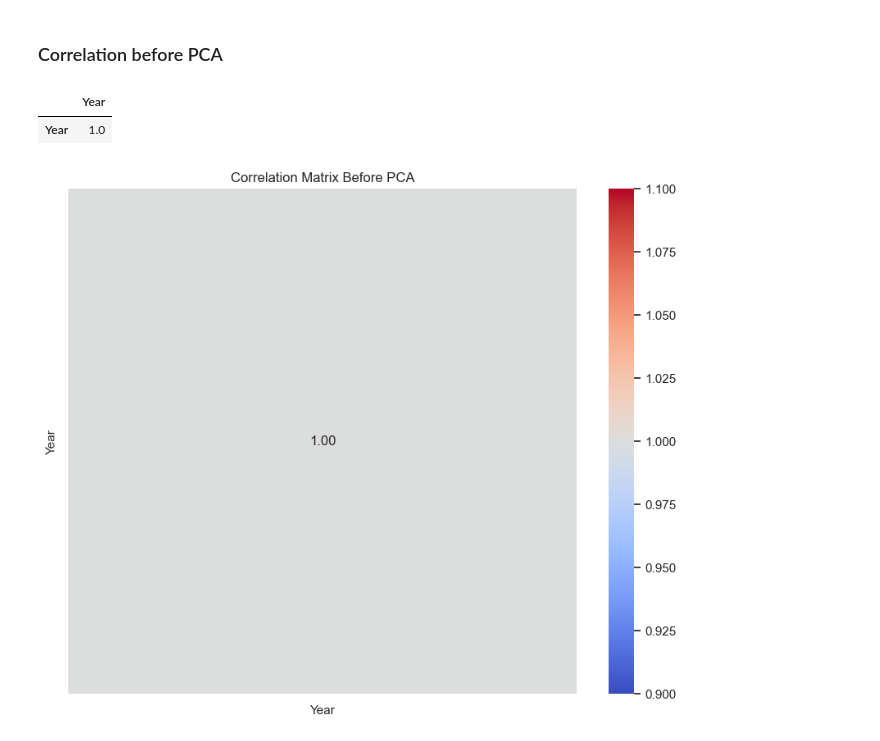
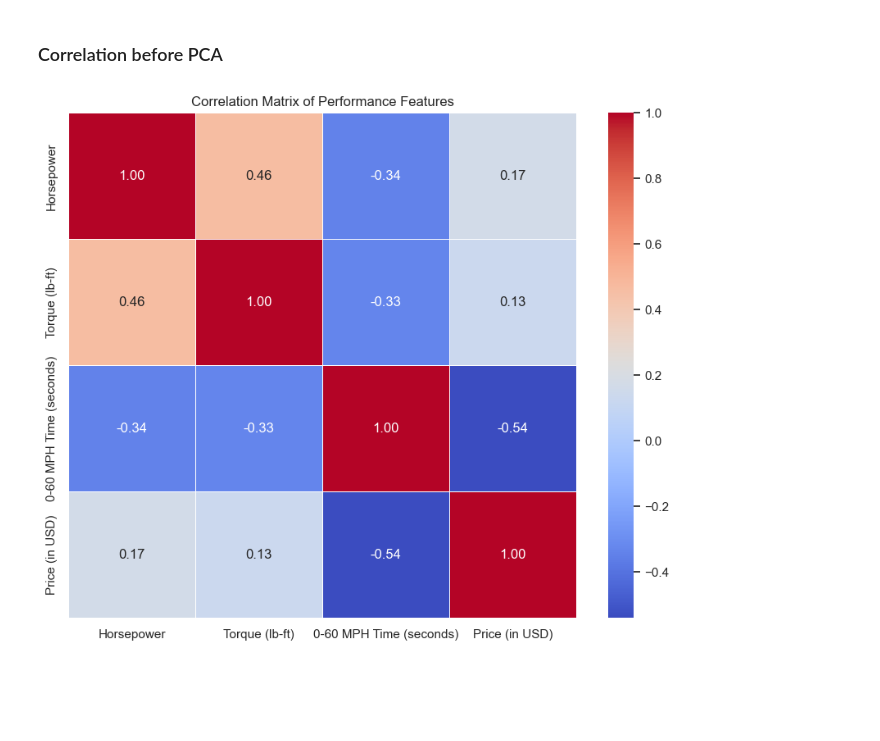
Before and after one commit to hsinxf/ML-LABS, a Jupyter notebook: LAB-4/Lab4.ipynb, the cells around one changed output. Cells and saved outputs as stored; diff of their text form; code cells hidden in the pictures; blank space fills up the shorter version.

```diff
--- a/LAB-4/Lab4.ipynb
+++ b/LAB-4/Lab4.ipynb
@@ -209,15 +217,12 @@ df_zscore.head()
 # %% [markdown]
 ### Correlation before PCA
 # %%
-corr_matrix = df_zscore[numeric_c].corr()
-corr_matrix
+correlation_features = ['Horsepower', 'Torque (lb-ft)', '0-60 MPH Time (seconds)', 'Price (in USD)']
+corr_matrix = df_no_outliers[correlation_features].corr()
+
+plt.figure(figsize=(10, 8))
+sns.heatmap(corr_matrix, annot=True, cmap='coolwarm', fmt='.2f', linewidths=0.5)
+plt.title("Correlation Matrix of Performance Features")
+plt.show()
 # %% [output]
-|  | Year |
-| Year | 1.0 |
+[figure, added]
-# %%
-plt.figure(figsize=(10,8))
-sns.heatmap(corr_matrix, annot=True, cmap='coolwarm', fmt=".2f")
-plt.title("Correlation Matrix Before PCA")
-plt.show()
-# %% [output]
-[figure, removed]
```
Also changed, not shown: parts of 5 cells of this notebook.
